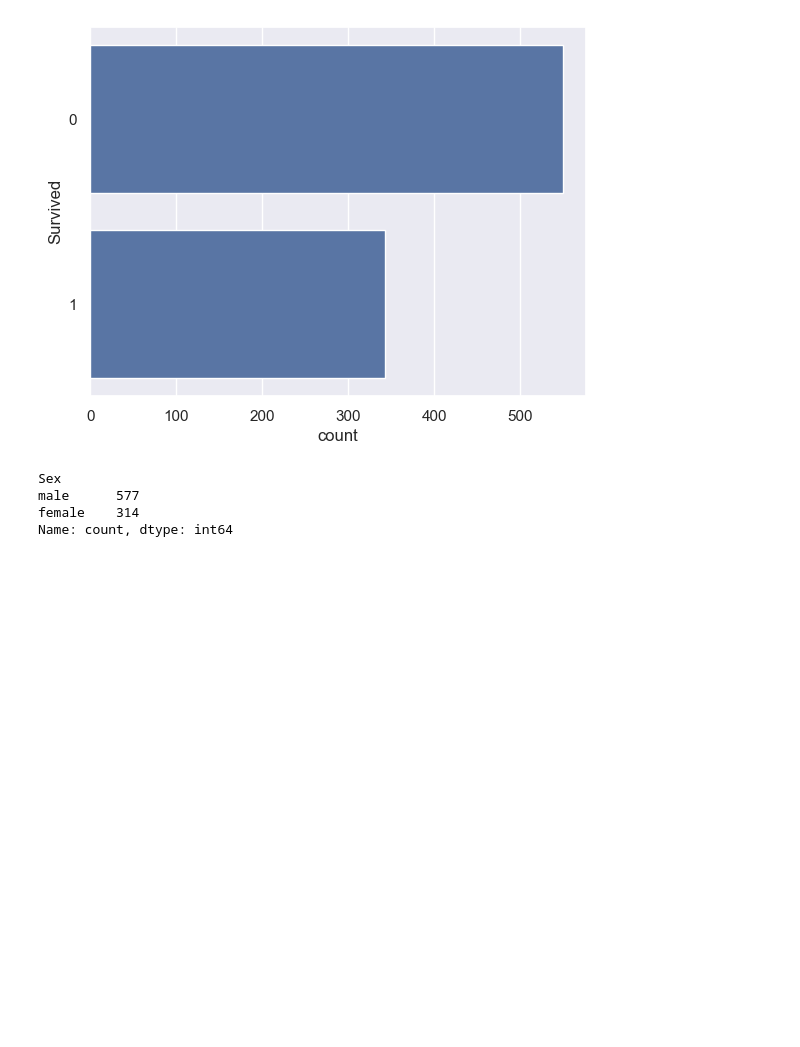
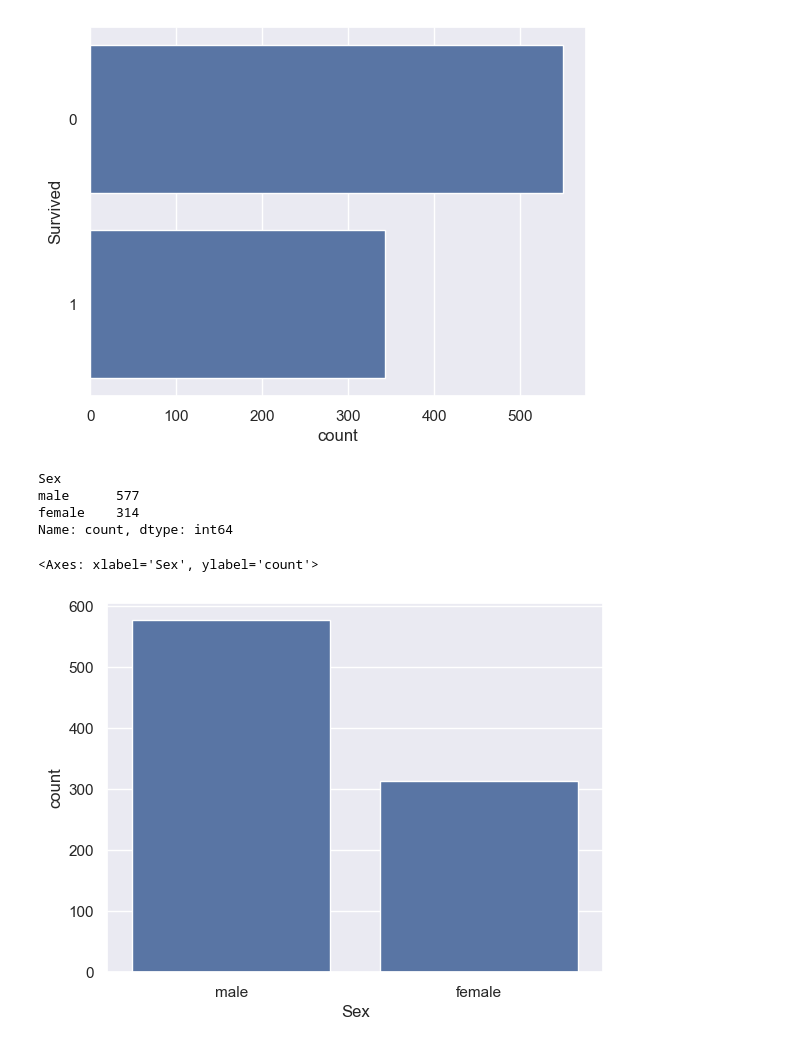
Before and after one commit to bindushahi/Titanic_Survival_Prediction, a Jupyter notebook: Titanic_Survival_Prediction.ipynb, the cells around one changed output. Cells and saved outputs as stored; diff of their text form; code cells hidden in the pictures; blank space fills up the shorter version.

```diff
--- a/Titanic_Survival_Prediction.ipynb
+++ b/Titanic_Survival_Prediction.ipynb
@@ -179,3 +179,8 @@ Sex
 male      577
 female    314
 Name: count, dtype: int64
+# %%
+sns.countplot(x=titanic_data['Sex'])
+# %% [output]
+<Axes: xlabel='Sex', ylabel='count'>
+[figure, added]
```
